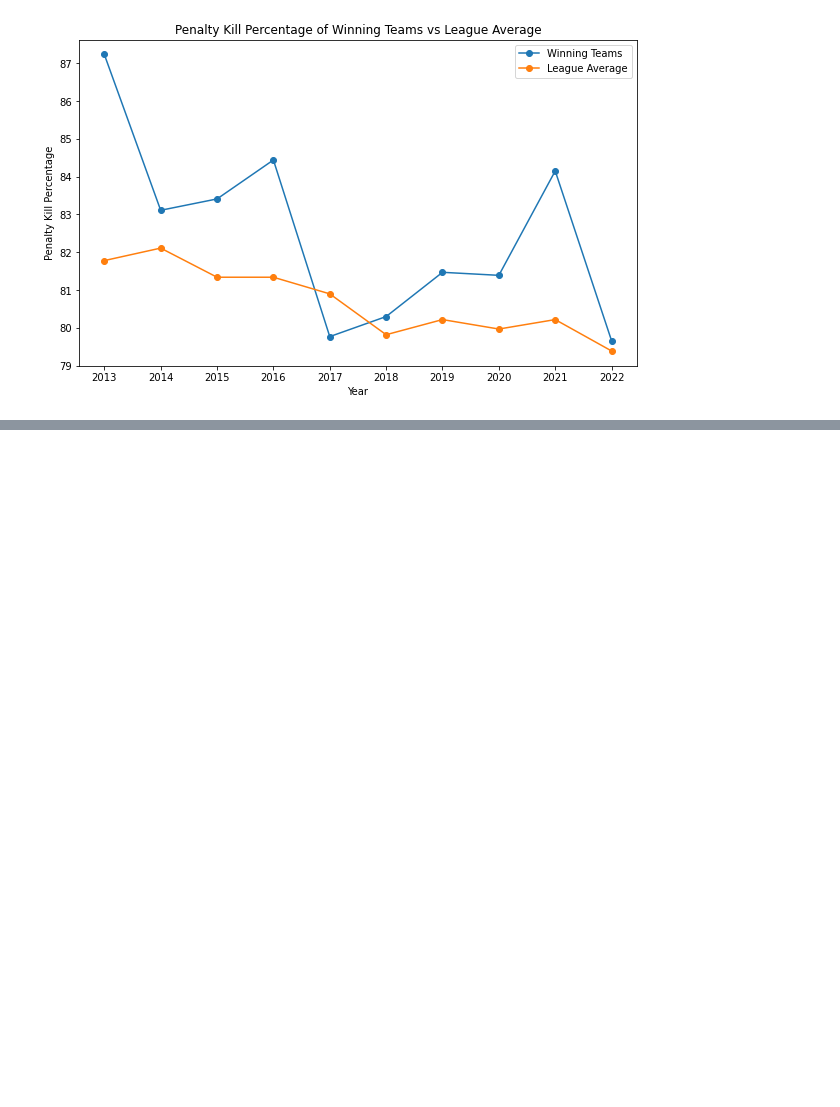
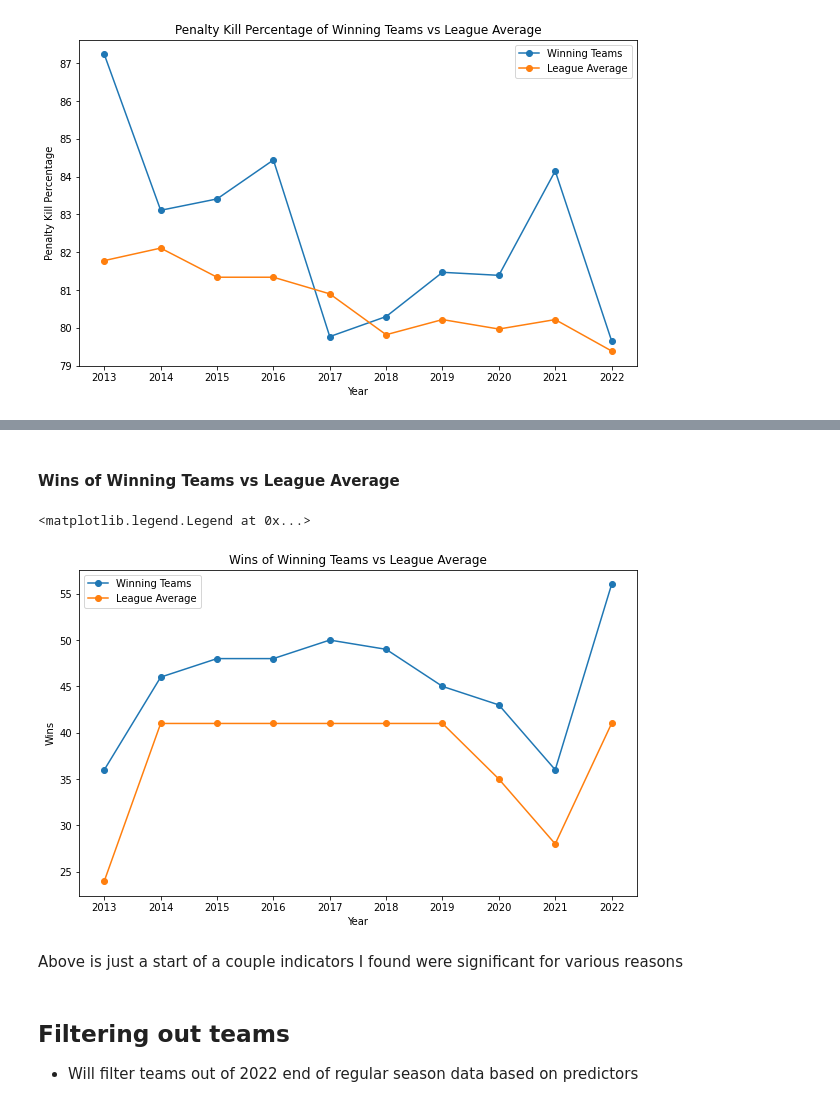
Before and after one commit to jdawg00527/CMSE202_Project, a Jupyter notebook: CMSE202_Final_Project.ipynb, the cells around one changed output, grey strips where cells are left out. Drawn from its saved outputs; the diff is of its cells as text; code cells hidden in the pictures; blank space fills up the shorter version.

```diff
--- a/CMSE202_Final_Project.ipynb
+++ b/CMSE202_Final_Project.ipynb
@@ -229,0 +165,21 @@ filtered_df
+# %% [markdown]
+#### Wins of Winning Teams vs League Average
+# %%
+plt.figure(figsize=(10, 6))
+
+plt.plot(winning_teams['Year'], winning_teams['W'], marker='o', label='Winning Teams')
+plt.plot(league_averages['Year'], league_averages['W'], marker='o', label='League Average')
+
+plt.xticks(winning_teams['Year'])
+plt.xlabel('Year')
+plt.ylabel('Wins')
+plt.title('Wins of Winning Teams vs League Average')
+plt.legend()
+# %% [output]
+<matplotlib.legend.Legend at 0x...>
+[figure, added]
+# %% [markdown]
+Above is just a start of a couple indicators I found were significant for various reasons
+# %% [markdown]
+## Filtering out teams
+- Will filter teams out of 2022 end of regular season data based on predictors
```
Also changed, not shown: parts of 14 cells of this notebook.
